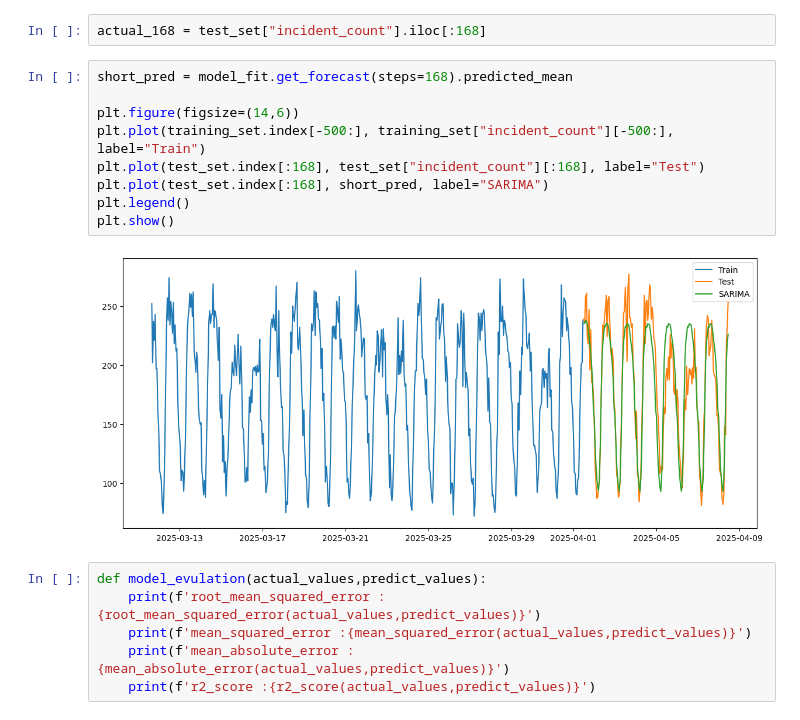
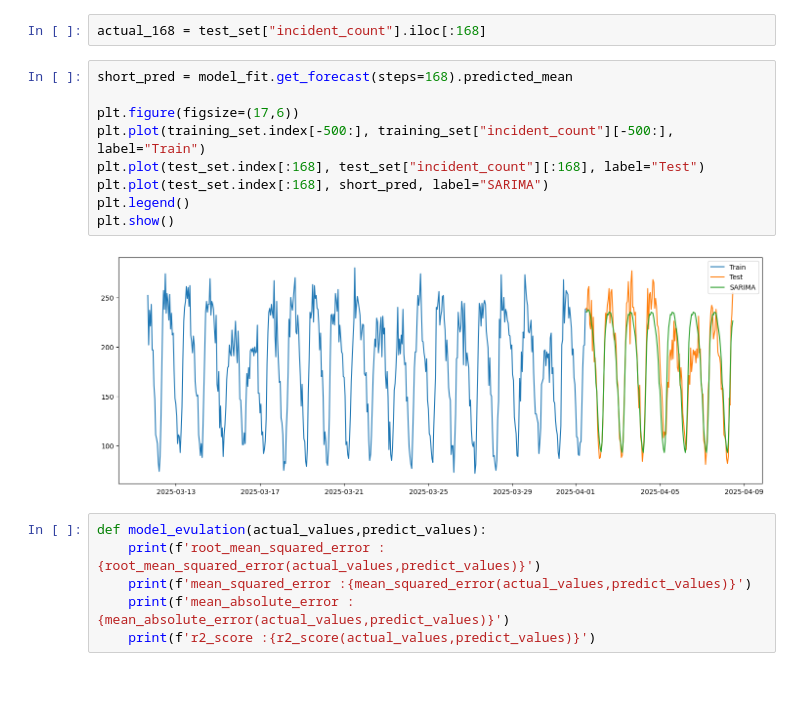
Before and after one commit to aetabid/practice_final, a Jupyter notebook: utku folder/final_df_ml_learning_sarima.ipynb, the cells around one changed output. Drawn from its saved outputs; the diff is of its cells as text; blank space fills up the shorter version.

```diff
--- a/utku folder/final_df_ml_learning_sarima.ipynb
+++ b/utku folder/final_df_ml_learning_sarima.ipynb
@@ -901,14 +914,14 @@ actual_168 = test_set["incident_count"].iloc[:168]
 # %%
 short_pred = model_fit.get_forecast(steps=168).predicted_mean
 
-plt.figure(figsize=(14,6))
+plt.figure(figsize=(17,6))
 plt.plot(training_set.index[-500:], training_set["incident_count"][-500:], label="Train")
 plt.plot(test_set.index[:168], test_set["incident_count"][:168], label="Test")
 plt.plot(test_set.index[:168], short_pred, label="SARIMA")
 plt.legend()
 plt.show()
 # %% [output]
-[figure, old version]
+[figure, new version]
 # %%
 def model_evulation(actual_values,predict_values):
     print(f'root_mean_squared_error :{root_mean_squared_error(actual_values,predict_values)}')
```
Also changed, not shown: parts of 4 cells of this notebook.
